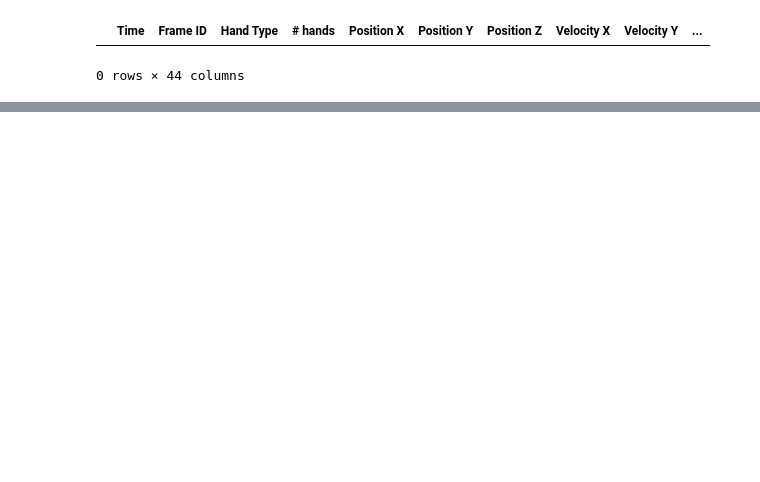
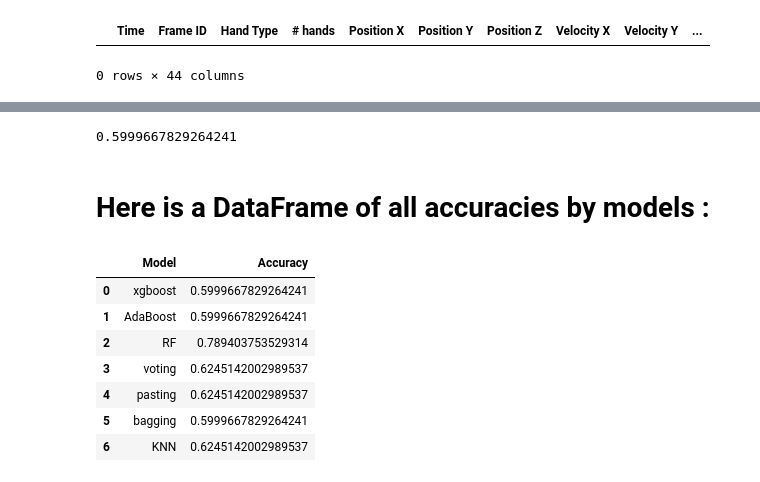
Before and after one commit to diklabirman/Data_Viz_Final_Project, a Jupyter notebook: Hands_notebook.ipynb, the cells around one changed output, grey strips where cells are left out. Cells and saved outputs as stored; diff of their text form; code cells hidden in the pictures; blank space fills up the shorter version.

```diff
--- a/Hands_notebook.ipynb
+++ b/Hands_notebook.ipynb
@@ -429,0 +644,6 @@ total_test = pd.concat([df_list_test_alone_combine, df_list_test_spont_combine,
+# %%
+bag_clf = BaggingClassifier(DecisionTreeClassifier() , n_estimators = 500, max_samples = 100, bootstrap = True , n_jobs = -1)
+bag_clf.fit(X_train , y_train)
+y_pred = bag_clf.predict(X_val)
+bagging_acuracy = accuracy_score(y_val,y_pred)
+print(bagging_acuracy )
@@ -429,0 +652,6 @@ total_test = pd.concat([df_list_test_alone_combine, df_list_test_spont_combine,
+# %%
+bag_clf1 = BaggingClassifier(DecisionTreeClassifier() , n_estimators = 500, max_samples = 100, bootstrap = False , n_jobs = -1)
+bag_clf1.fit(X_train , y_train)
+y_pred = bag_clf1.predict(X_val)
+pasting_acuracy = accuracy_score(y_val,y_pred)
+print(pasting_acuracy )
@@ -429,0 +663,6 @@ total_test = pd.concat([df_list_test_alone_combine, df_list_test_spont_combine,
+# %%
+xgb_clf = xgboost.XGBClassifier(n_estimators = 4000,learning_rate = 0.5,use_label_encoder = False, eval_metric = "merror")
+xgb_clf.fit(X_train,y_train)
+pred = xgb_clf.predict(X_val)
+xgb_acuracy = accuracy_score(y_val,y_pred)
+print(xgb_acuracy )
@@ -429,0 +674,23 @@ total_test = pd.concat([df_list_test_alone_combine, df_list_test_spont_combine,
+# %%
+ada_clf = AdaBoostClassifier( DecisionTreeClassifier(max_depth = 1),n_estimators = 200,algorithm = "SAMME.R",learning_rate = 0.5)
+ada_clf.fit(X_train, y_train)
+pred = ada_clf.predict(X_val)
+ada_acuracy = accuracy_score(y_val,y_pred)
+print(ada_acuracy)
+# %% [output]
+0.5999667829264241
+# %% [markdown]
+# Here is a DataFrame of all accuracies by models :
+# %%
+total_models = pd.DataFrame (np.array([['xgboost' ,xgb_acuracy], ['AdaBoost',ada_acuracy], ['RF' ,RF_accuracy],['voting' ,voting_acuracy], ['pasting',pasting_acuracy], ['bagging' ,bagging_acuracy], ['KNN' ,knn_accuracy]]),
+                   columns=['Model', 'Accuracy'])
+total_models
+# %% [output]
+|  | Model | Accuracy |
+| 0 | xgboost | 0.5999667829264241 |
+| 1 | AdaBoost | 0.5999667829264241 |
+| 2 | RF | 0.789403753529314 |
+| 3 | voting | 0.6245142002989537 |
+| 4 | pasting | 0.6245142002989537 |
+| 5 | bagging | 0.5999667829264241 |
+| 6 | KNN | 0.6245142002989537 |
```
Also changed, not shown: parts of 78 cells of this notebook.
